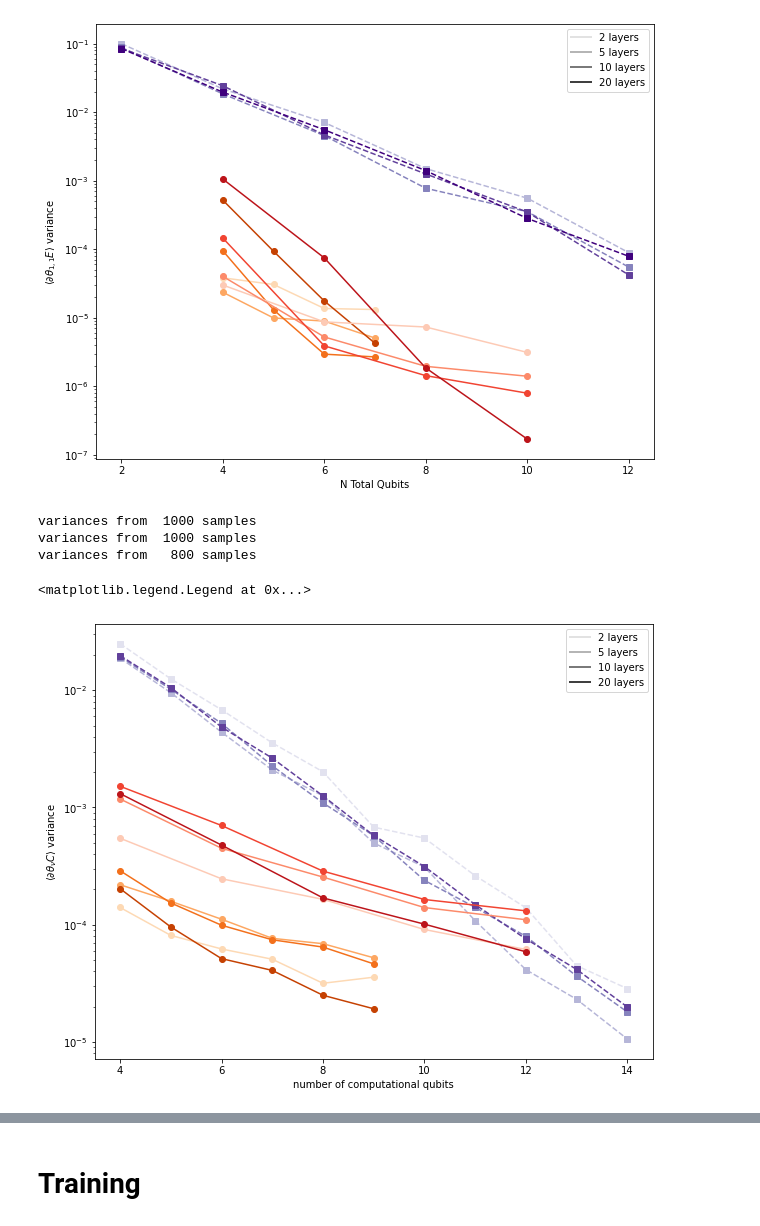
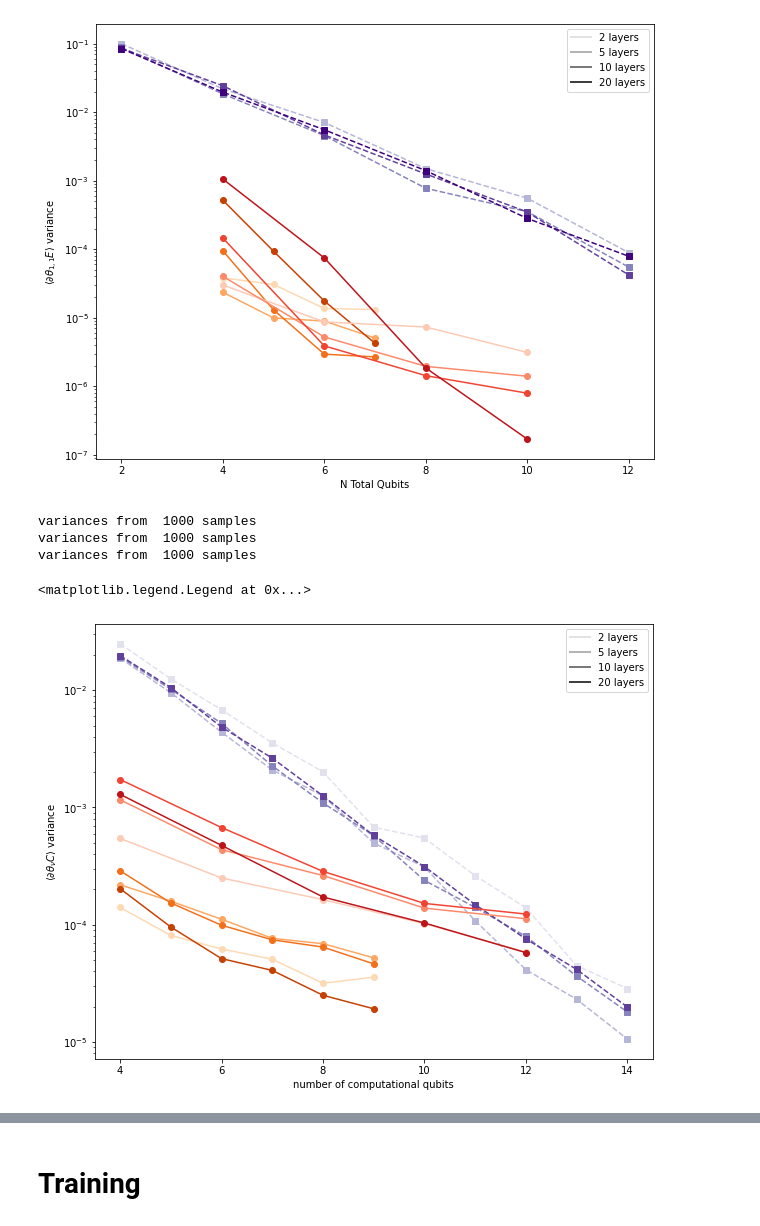
Before and after one commit to SimonCichy/barren-gadgets, a Jupyter notebook: plotting/relevant_results_new_gadgets.ipynb, the cells around one changed output, grey strips where cells are left out. Saved outputs shown, nothing was run; the diff lists cells and outputs as text; code cells hidden in the pictures.

Commit message:
Variances with 1000 samples
Updated the variance plot with newest simulation results, so 1000 samples for each point on the plot

```diff
--- a/plotting/relevant_results_new_gadgets.ipynb
+++ b/plotting/relevant_results_new_gadgets.ipynb
@@ -104,38 +104,38 @@ def get_vars_for_plot(file, max_qubit=np.inf):
 # %%
 file_comp = data_folder + 'gradients/220711_qmio/gradients_nr0002.npz'
 file_gad3 = data_folder + 'gradients/220725_euler/gradients_nr0002_merge.npz'
-file_gad4 = data_folder + 'gradients/220727_euler/gradients_nr0001_merge.npz'
+file_gad4 = data_folder + 'gradients/220728_euler/gradients_nr0001_merge.npz'
 
 plt.rcParams["figure.figsize"] = 10, 8
 fig, ax = plt.subplots(num=2, clear=True)
 
 qubits_list, norms_list, variances_list = get_vars_for_plot(file_comp)
 for line in range(len(variances_list)):
     normalized_variances = variances_list[line]/norms_list**2
     ax.semilogy(qubits_list, normalized_variances, "--s", c=colours[0][line])
 
 qubits_list, norms_list, variances_list = get_vars_for_plot(file_gad3)
 for line in range(len(variances_list)):
     normalized_variances = variances_list[line]/norms_list**2
     ax.semilogy(qubits_list, normalized_variances, "-o", c=colours[2][line])
 
 qubits_list, norms_list, variances_list = get_vars_for_plot(file_gad4)
 for line in range(len(variances_list)):
     normalized_variances = variances_list[line]/norms_list**2
     ax.semilogy(qubits_list, normalized_variances, "-o", c=colours[3][line])
 
 ax.set_xlabel(r"number of computational qubits")
 ax.set_ylabel(r"$\langle \partial \theta_{\nu} C\rangle$ variance")
 ax.xaxis.set_major_locator(MaxNLocator(integer=True))
 
 custom_lines = [Line2D([0], [0], color=colours[-1][nl], lw=2) for nl in range(len(layers_list))]
 ax.legend(custom_lines, ['{} layers'.format(num_layers) for num_layers in layers_list])
 # %% [output]
 variances from  1000 samples
 variances from  1000 samples
-variances from   800 samples
+variances from  1000 samples
 <matplotlib.legend.Legend at 0x...>
-[figure, old version]
+[figure, new version]
 # %%
 plt.rcParams["figure.figsize"] = 10, 8
 fig, ax = plt.subplots(num=2, clear=True)
```
Also changed, not shown: parts of 1 cell of this notebook, 2 other files.
